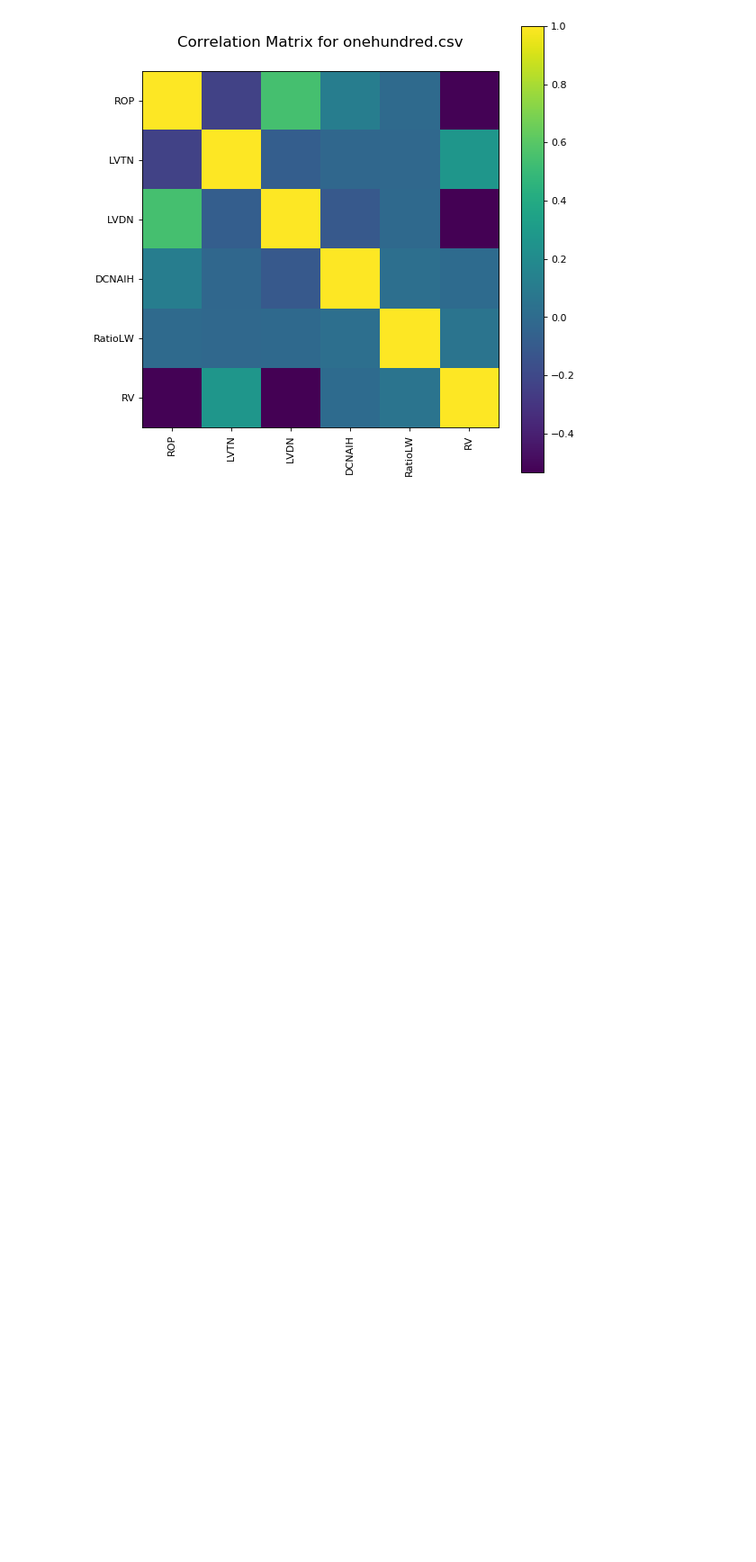
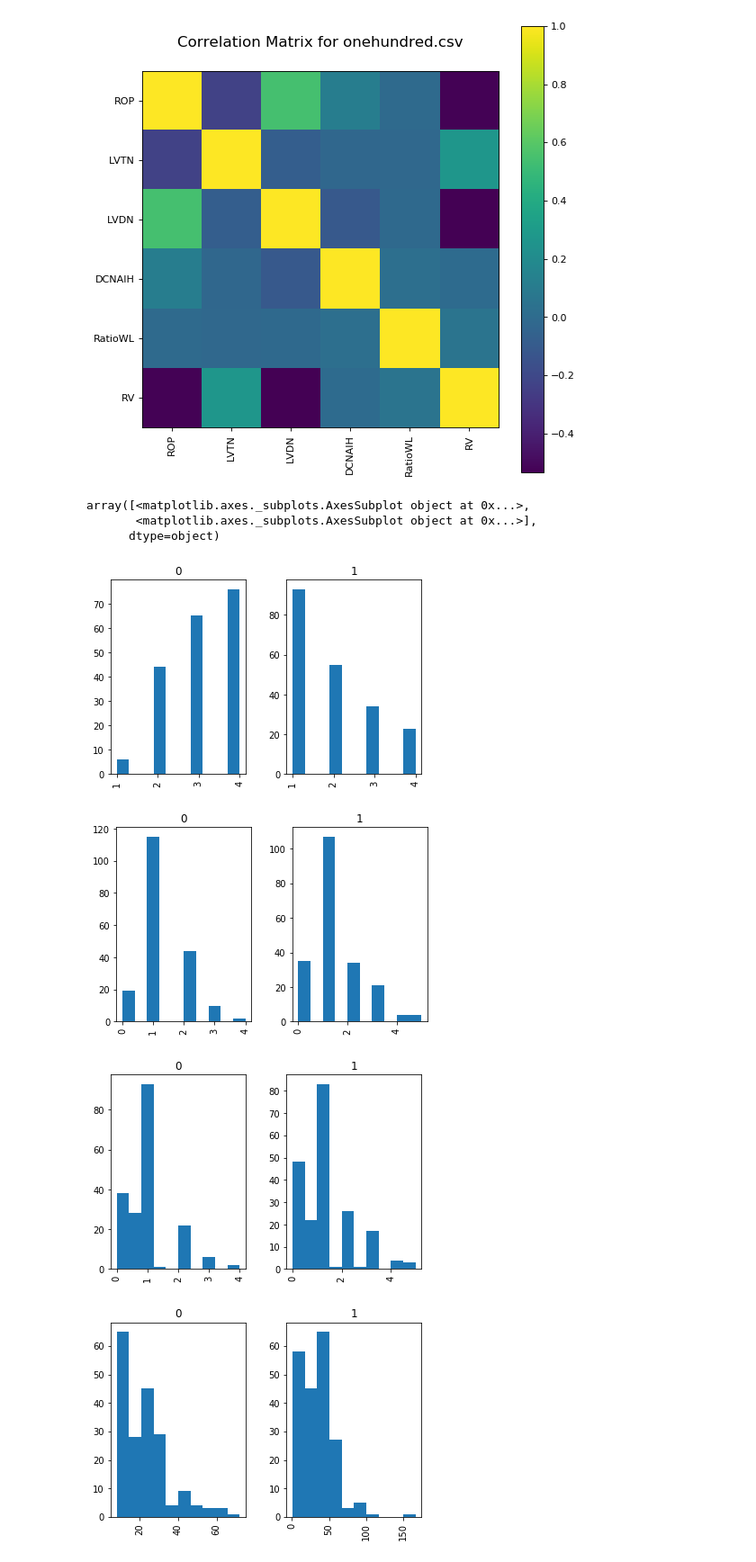
Before and after one commit to priyanshusankhala/Research-paper, a Jupyter notebook: analysis.ipynb, the cells around one changed output. Shown at 90% size. Saved outputs shown, nothing was run; the diff lists cells and outputs as text; code cells hidden in the pictures; blank space fills up the shorter version.

```diff
--- a/analysis.ipynb
+++ b/analysis.ipynb
@@ -96,3 +96,22 @@ def plotScatterMatrix(df, plotSize, textSize):
         ax[i, j].annotate('Corr. coef = %.3f' % corrs[i, j], (0.8, 0.2), xycoords='axes fraction', ha='center', va='center', size=textSize)
     plt.suptitle('Scatter and Density Plot')
     plt.show()
+# %%
+#df1.hist(column='TN', by='RV')
+df1.hist(column='ROP', by='RV')
+df1.hist(column='Meta', by='RV')
+df1.hist(column='MN', by='RV')
+df1.hist(column='LVTN', by='RV')
+df1.hist(column='LVDN', by='RV')
+df1.hist(column='Links', by='RV')
+df1.hist(column='Word', by='RV')
+df1.hist(column='DCNAIH', by='RV')
+df1.hist(column='RatioWL', by='RV')
+# %% [output]
+array([<matplotlib.axes._subplots.AxesSubplot object at 0x...>,
+       <matplotlib.axes._subplots.AxesSubplot object at 0x...>],
+      dtype=object)
+[figure, added]
+[figure, added]
+[figure, added]
+[figure, added]
```
Also changed, not shown: parts of 25 cells of this notebook.
